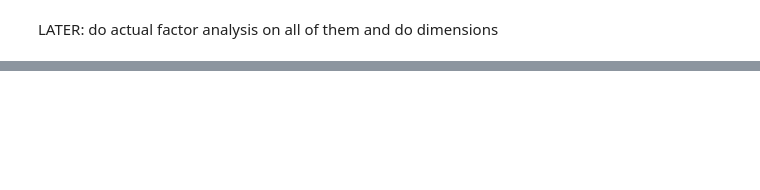
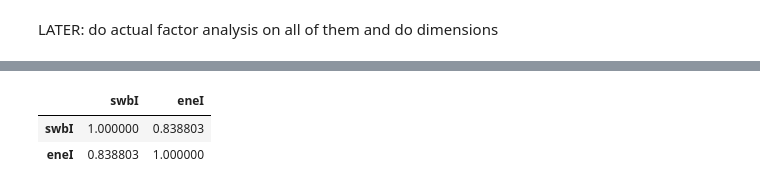
Before and after one commit to theaok/hfgi, a Jupyter notebook: hfgi.ipynb, the cells around one changed output, grey strips where cells are left out. Saved outputs shown, nothing was run; the diff lists cells and outputs as text; code cells hidden in the pictures; blank space fills up the shorter version.

```diff
--- a/hfgi.ipynb
+++ b/hfgi.ipynb
@@ -1378,6 +1584,10 @@ x['swbI'] = x[['lifesat','happiness','innerpeace','optimism', 'purpose','hope']]
 # %%
 x[['swbI','eneI']].corr()
-x.columns
+#x.columns
+# %% [output]
+|  | swbI | eneI |
+| swbI | 1.000000 | 0.838803 |
+| eneI | 0.838803 | 1.000000 |
 # %%
 #from IPython.core.display import Latex
 #np.percentile(x['POPESTIMATE2015'], np.arange(10, 100, 10))
```
Also changed, not shown: parts of 25 cells of this notebook.
